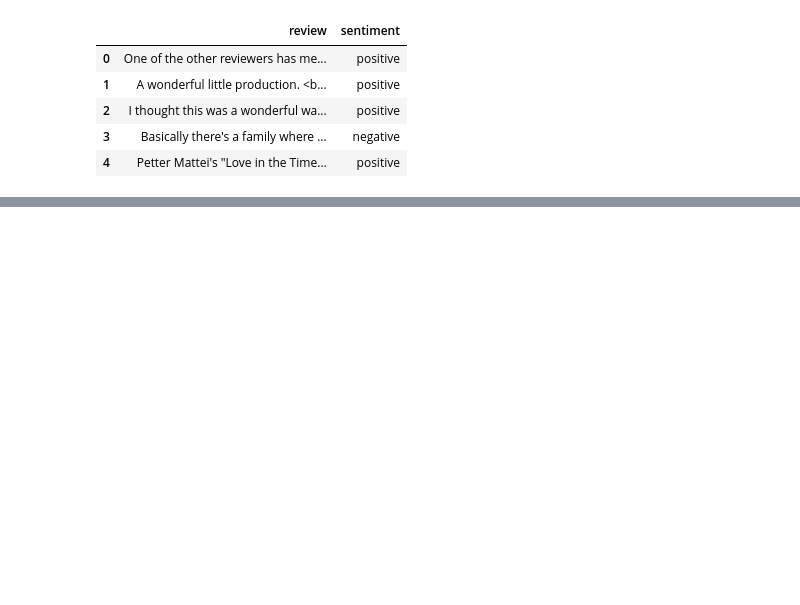
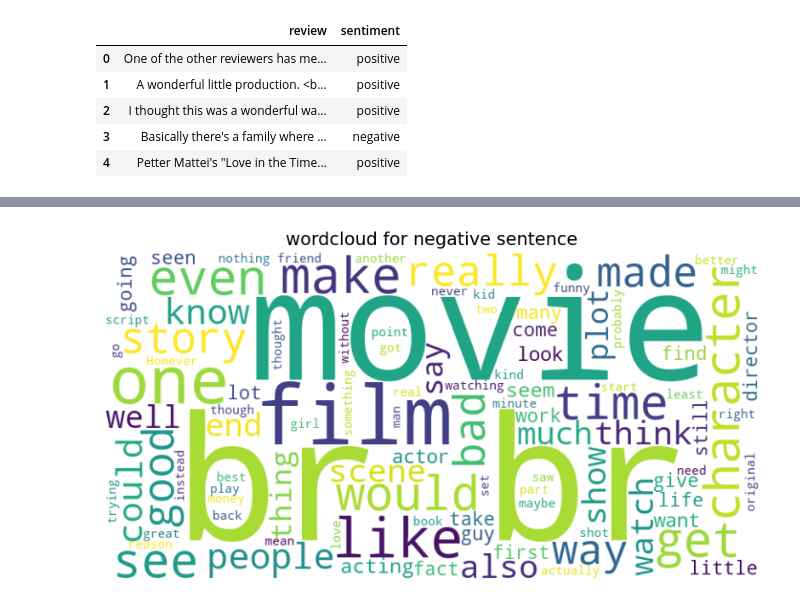
Before and after one commit to Md-Maruf-1727/Machine-Learning-Algorithms, a Jupyter notebook: Natural Language Processing (NLP)/pactice model/code.ipynb, the cells around one changed output, grey strips where cells are left out. Saved outputs shown, nothing was run; the diff lists cells and outputs as text; code cells hidden in the pictures; blank space fills up the shorter version.

```diff
--- a/Natural Language Processing (NLP)/pactice model/code.ipynb
+++ b/Natural Language Processing (NLP)/pactice model/code.ipynb
@@ -13,0 +27,2 @@ df.head()
+# %%
+neg_sen = list(df[df['sentiment'] == 'negative']['review'])
@@ -13,0 +51,4 @@ df.head()
+# %%
+create_cloud(" ".join(neg_sen), "wordcloud for negative sentence")
+# %% [output]
+[figure, added]
```
Also changed, not shown: parts of 6 cells of this notebook, 1 other file.
